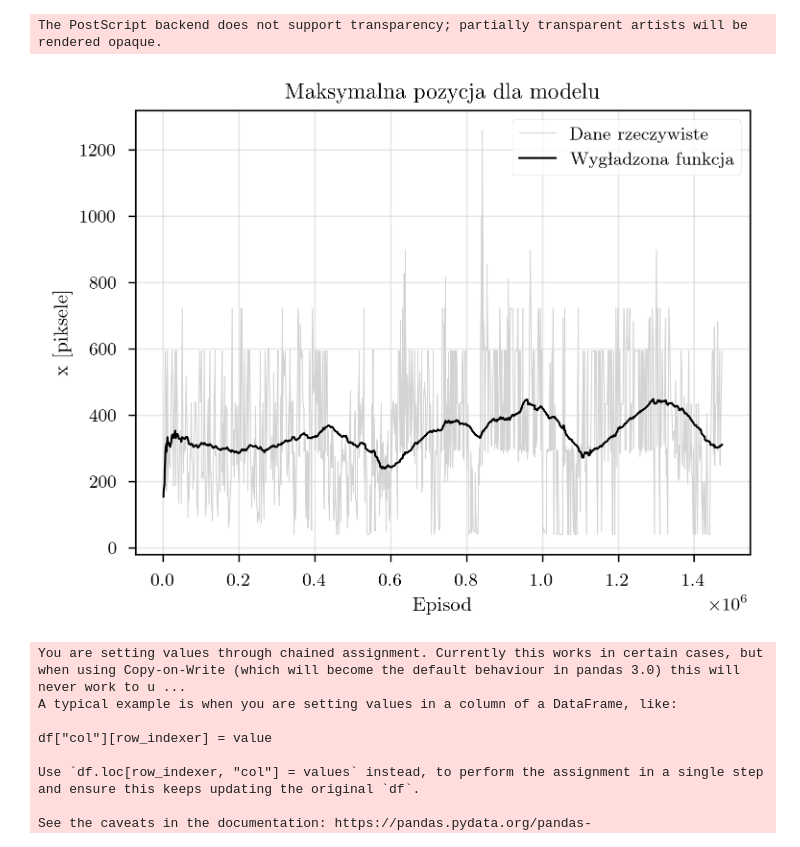
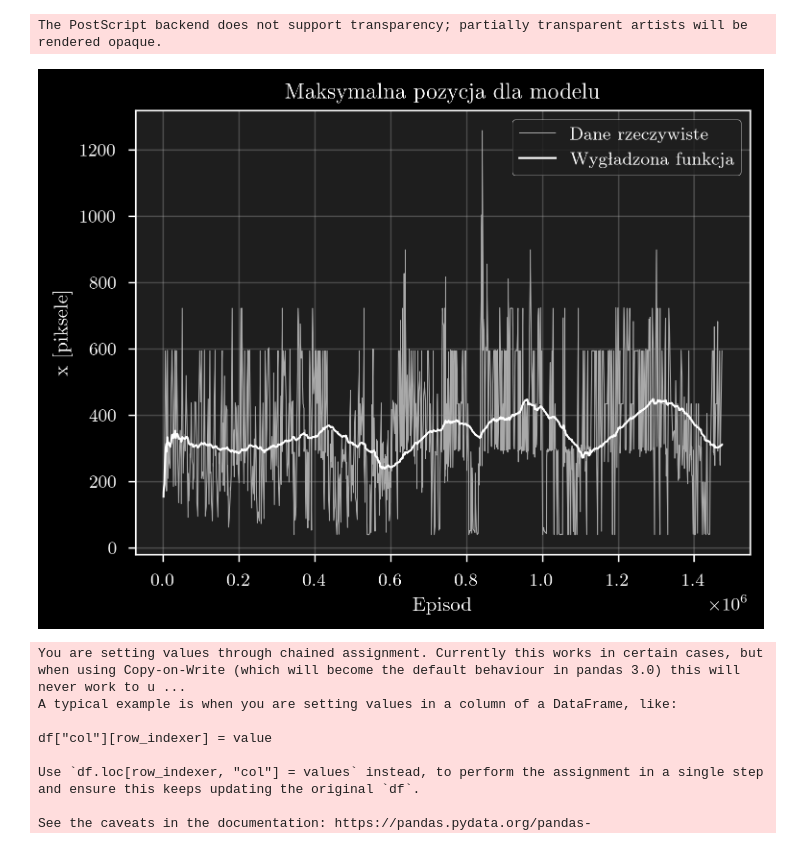
Before and after one commit to olaaaf/eng, a Jupyter notebook: trainer/Untitled-1.ipynb, the cells around one changed output. Cells and saved outputs as stored; diff of their text form; code cells hidden in the pictures.

```diff
--- a/trainer/Untitled-1.ipynb
+++ b/trainer/Untitled-1.ipynb
@@ -32,32 +32,45 @@ def setup_publication_plot(
 # %%
 # Load CSV file into a pandas DataFrame
 
 csv_file_path = 'data/1.csv' # Replace with your CSV file path
 df = pd.read_csv(csv_file_path)
 
 # Display the first few rows of the DataFrame
 
 fig, ax = setup_publication_plot()
 
+# Set dark theme
+fig.patch.set_facecolor('#000000')
+ax.set_facecolor('#1e1e1e')
+ax.spines['bottom'].set_color('white')
+ax.spines['top'].set_color('white')
+ax.spines['right'].set_color('white')
+ax.spines['left'].set_color('white')
+ax.tick_params(axis='x', colors='white')
+ax.tick_params(axis='y', colors='white')
+
 filtered = df[df["model_55 - max_x"].notnull()]
 max_x_smooth = filtered["model_55 - max_x"].rolling(window=100, min_periods=1).mean()
 
-ax.plot(filtered["Step"], filtered["model_55 - max_x"], linewidth=0.5, color="lightgray", label="Dane rzeczywiste")
-ax.plot(filtered["Step"], max_x_smooth, linewidth=1.0, color="black", label="Wygładzona funkcja")
-ax.set_title(f"Maksymalna pozycja dla modelu")
-ax.set_xlabel("Episod")
-ax.set_ylabel("x [piksele]")
+ax.plot(filtered["Step"], filtered["model_55 - max_x"], linewidth=0.5, color="darkgray", label="Dane rzeczywiste")
+ax.plot(filtered["Step"], max_x_smooth, linewidth=1.0, color="white", label="Wygładzona funkcja")
+ax.set_title("Maksymalna pozycja dla modelu", color='white')
+ax.set_xlabel("Episod", color='white')
+ax.set_ylabel("x [piksele]", color='white')
 
-ax.legend()
+ax.legend(facecolor='#1e1e1e', edgecolor='white', labelcolor='white')
+
 fig.savefig(
-f"max_x.eps",
-format="eps",
-bbox_inches="tight",
-pad_inches=0.02,
+    "max_x.eps",
+    format="eps",
+    bbox_inches="tight",
+    pad_inches=0.02,
+    facecolor='#1e1e1e',
+    transparent=True
 )
 # %% [output]
 The PostScript backend does not support transparency; partially transparent artists will be rendered opaque.
-[figure, old version]
+[figure, new version]
 # %%
 # Load CSV file and create DataFrame
 df = pd.read_csv('55_v18_data.csv')
```
Also changed, not shown: parts of 1 cell of this notebook, 5 other files.
